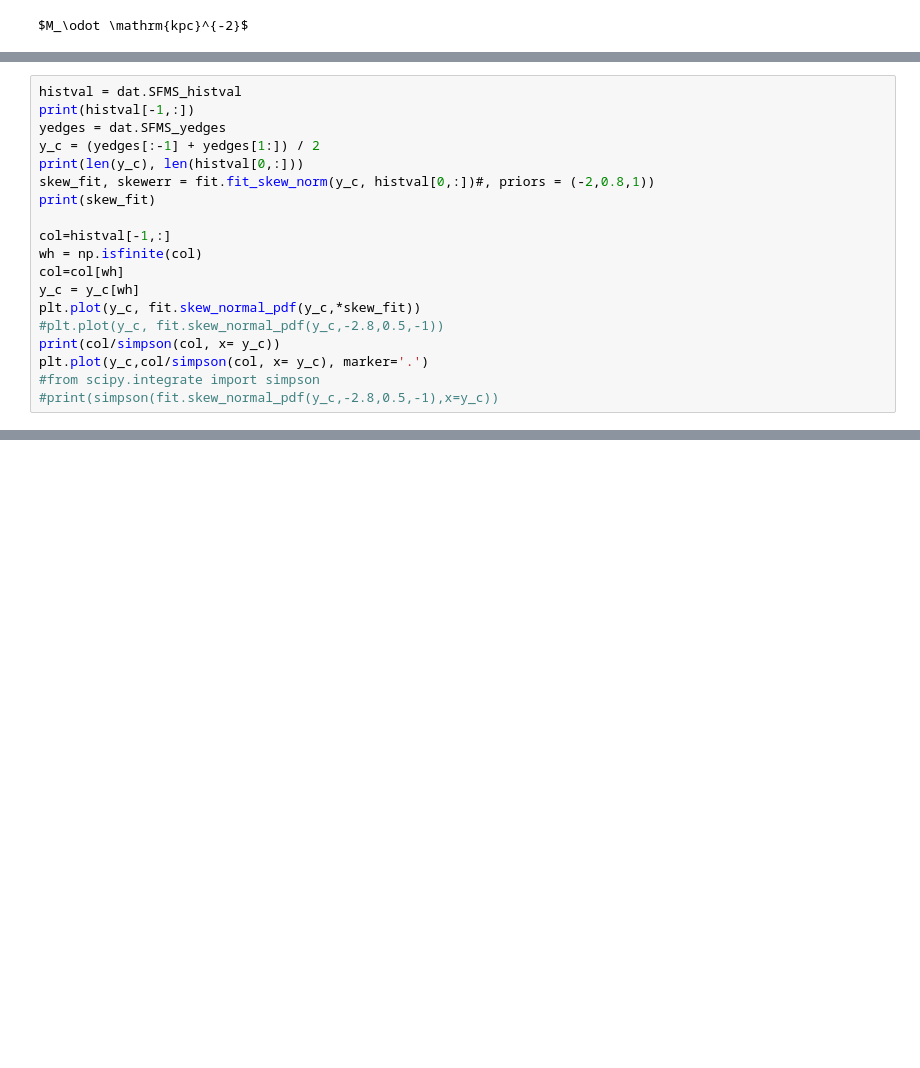
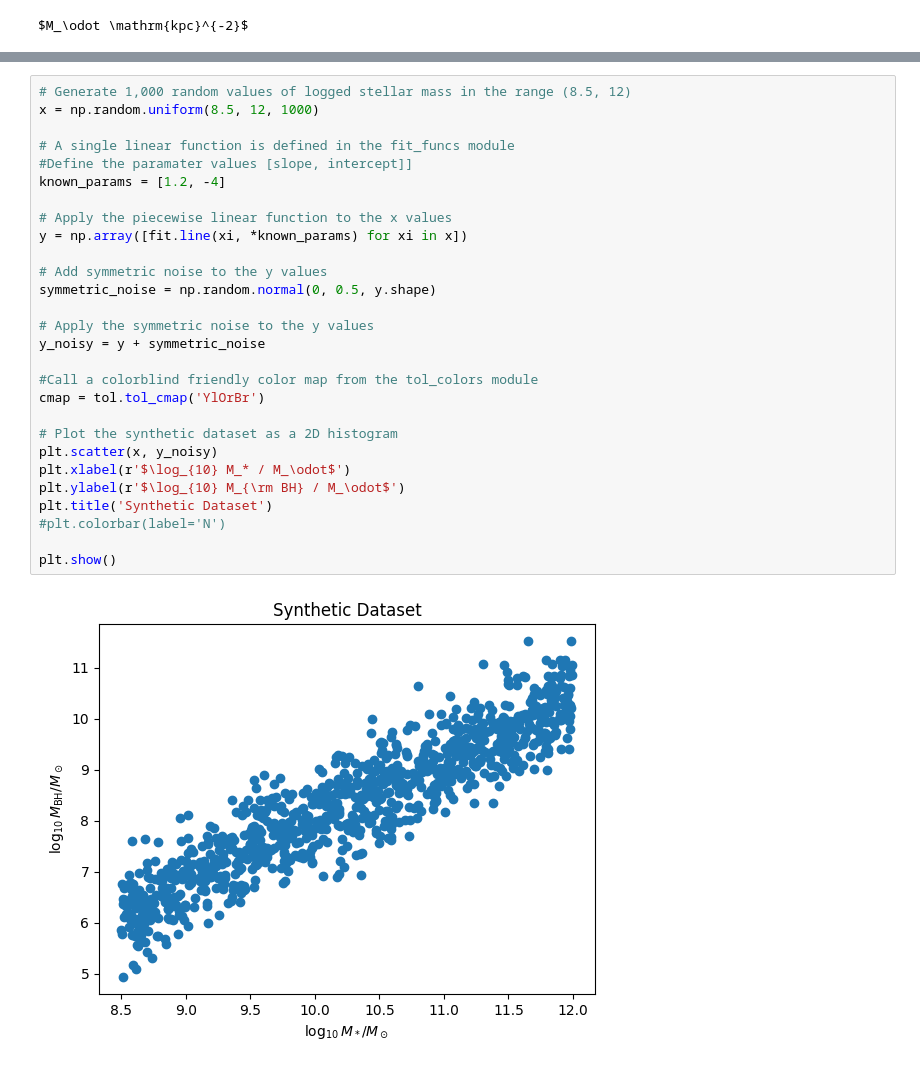
Before and after one commit to bryannemcd/ScaleRPy, a Jupyter notebook: scalerfit_example.ipynb, the cells around one changed output, grey strips where cells are left out. Drawn from its saved outputs; the diff is of its cells as text; blank space fills up the shorter version.

```diff
--- a/scalerfit_example.ipynb
+++ b/scalerfit_example.ipynb
@@ -116,19 +114,0 @@ plt.plot(y_c,col/simpson(col, x= y_c), marker='.')
-# %%
-histval = dat.SFMS_histval
-print(histval[-1,:])
-yedges = dat.SFMS_yedges
-y_c = (yedges[:-1] + yedges[1:]) / 2
-print(len(y_c), len(histval[0,:]))
-skew_fit, skewerr = fit.fit_skew_norm(y_c, histval[0,:])#, priors = (-2,0.8,1))
-print(skew_fit)
-
-col=histval[-1,:]
-wh = np.isfinite(col)
-col=col[wh]
-y_c = y_c[wh]
-plt.plot(y_c, fit.skew_normal_pdf(y_c,*skew_fit))
-#plt.plot(y_c, fit.skew_normal_pdf(y_c,-2.8,0.5,-1))
-print(col/simpson(col, x= y_c))
-plt.plot(y_c,col/simpson(col, x= y_c), marker='.')
-#from scipy.integrate import simpson
-#print(simpson(fit.skew_normal_pdf(y_c,-2.8,0.5,-1),x=y_c))
@@ -155,0 +160,30 @@ In R&P, highlight MS ridge by multiplying counts by SFR
+# %%
+# Generate 1,000 random values of logged stellar mass in the range (8.5, 12)
+x = np.random.uniform(8.5, 12, 1000)
+
+# A single linear function is defined in the fit_funcs module
+#Define the paramater values [slope, intercept]]
+known_params = [1.2, -4]
+
+# Apply the piecewise linear function to the x values
+y = np.array([fit.line(xi, *known_params) for xi in x])
+
+# Add symmetric noise to the y values
+symmetric_noise = np.random.normal(0, 0.5, y.shape)
+
+# Apply the symmetric noise to the y values
+y_noisy = y + symmetric_noise
+
+#Call a colorblind friendly color map from the tol_colors module
+cmap = tol.tol_cmap('YlOrBr')
+
+# Plot the synthetic dataset as a 2D histogram
+plt.scatter(x, y_noisy)
+plt.xlabel(r'$\log_{10} M_* / M_\odot$')
+plt.ylabel(r'$\log_{10} M_{\rm BH} / M_\odot$')
+plt.title('Synthetic Dataset')
+#plt.colorbar(label='N')
+
+plt.show()
+# %% [output]
+[figure, added]
```
Also changed, not shown: parts of 29 cells of this notebook, 2 other files.
